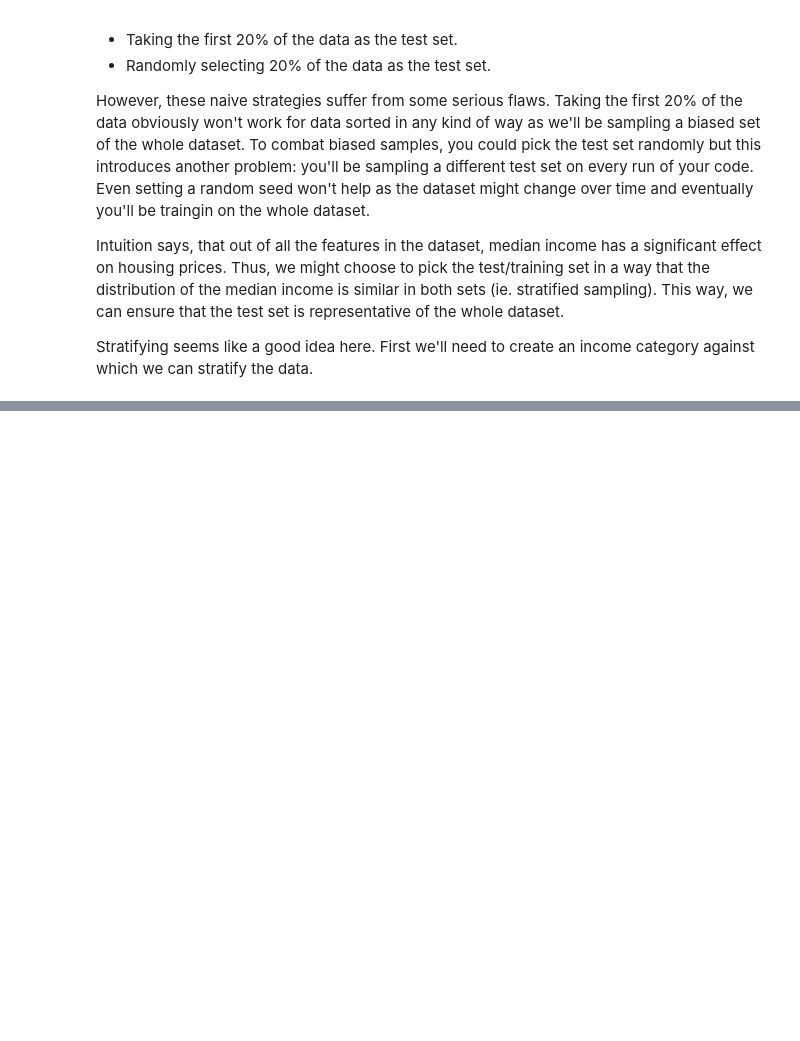
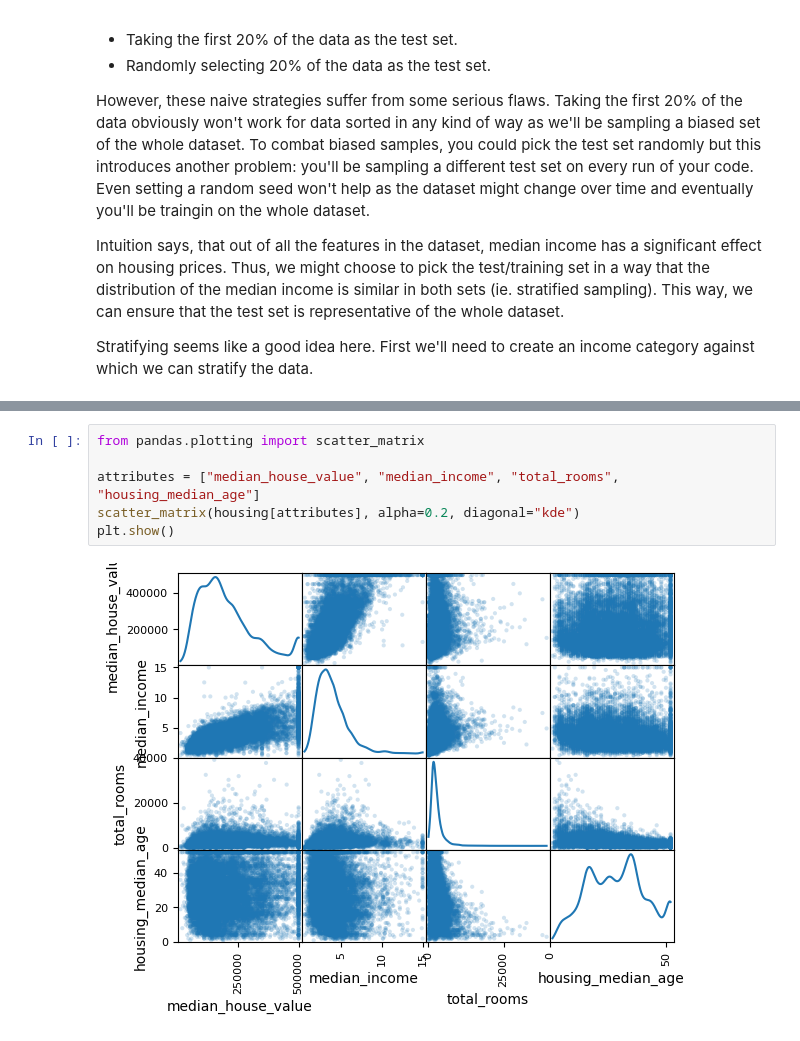
Before and after one commit to tobenik/hands-on-ml, a Jupyter notebook: analysis.ipynb, the cells around one changed output, grey strips where cells are left out. Drawn from its saved outputs; the diff is of its cells as text; blank space fills up the shorter version.

```diff
--- a/analysis.ipynb
+++ b/analysis.ipynb
@@ -90,0 +132,8 @@ strat_train.drop("income_cat", axis=1, inplace=True)
+# %%
+from pandas.plotting import scatter_matrix
+
+attributes = ["median_house_value", "median_income", "total_rooms", "housing_median_age"]
+scatter_matrix(housing[attributes], alpha=0.2, diagonal="kde")
+plt.show()
+# %% [output]
+[figure, added]
```
Also changed, not shown: parts of 34 cells of this notebook.
